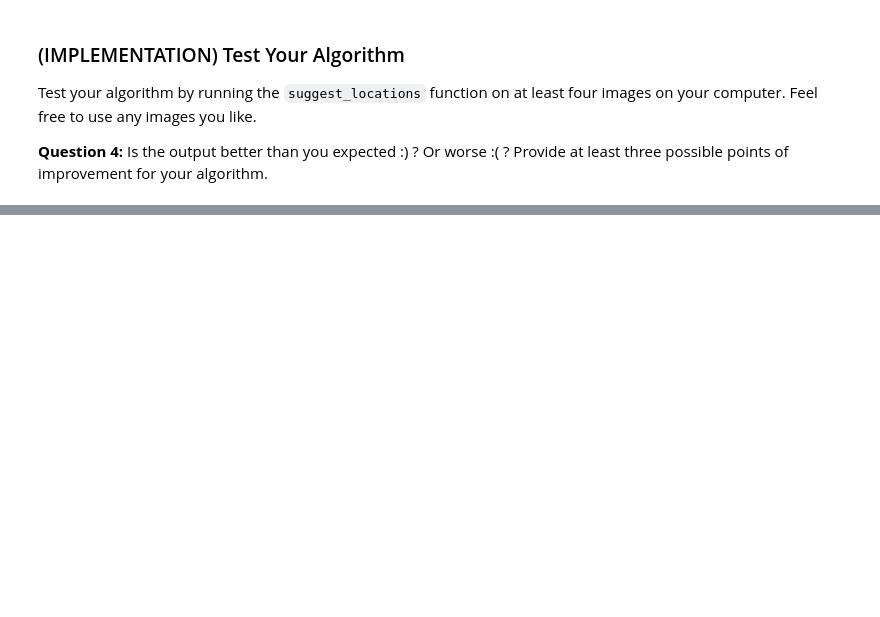
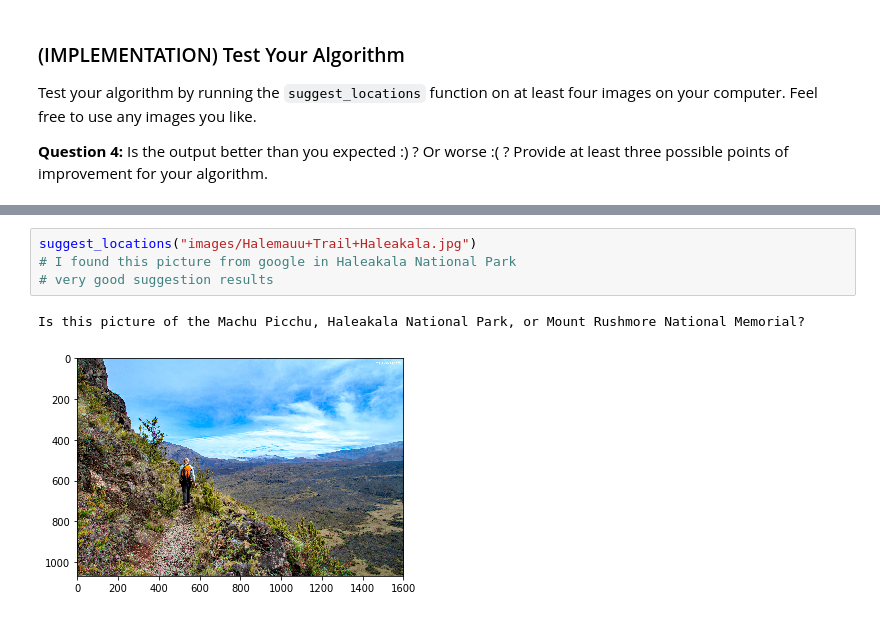
Before and after one commit to donctchen/landmark_predict, a Jupyter notebook: landmark.ipynb, the cells around one changed output, grey strips where cells are left out. Cells and saved outputs as stored; diff of their text form; blank space fills up the shorter version.

```diff
--- a/landmark.ipynb
+++ b/landmark.ipynb
@@ -878,0 +1020,7 @@ __Answer:__ (Three possible points for improvement)
+# %%
+suggest_locations("images/Halemauu+Trail+Haleakala.jpg")
+# I found this picture from google in Haleakala National Park
+# very good suggestion results
+# %% [output]
+Is this picture of the Machu Picchu, Haleakala National Park, or Mount Rushmore National Memorial?
+[figure, added]
```
Also changed, not shown: parts of 24 cells of this notebook, 1 other file.
